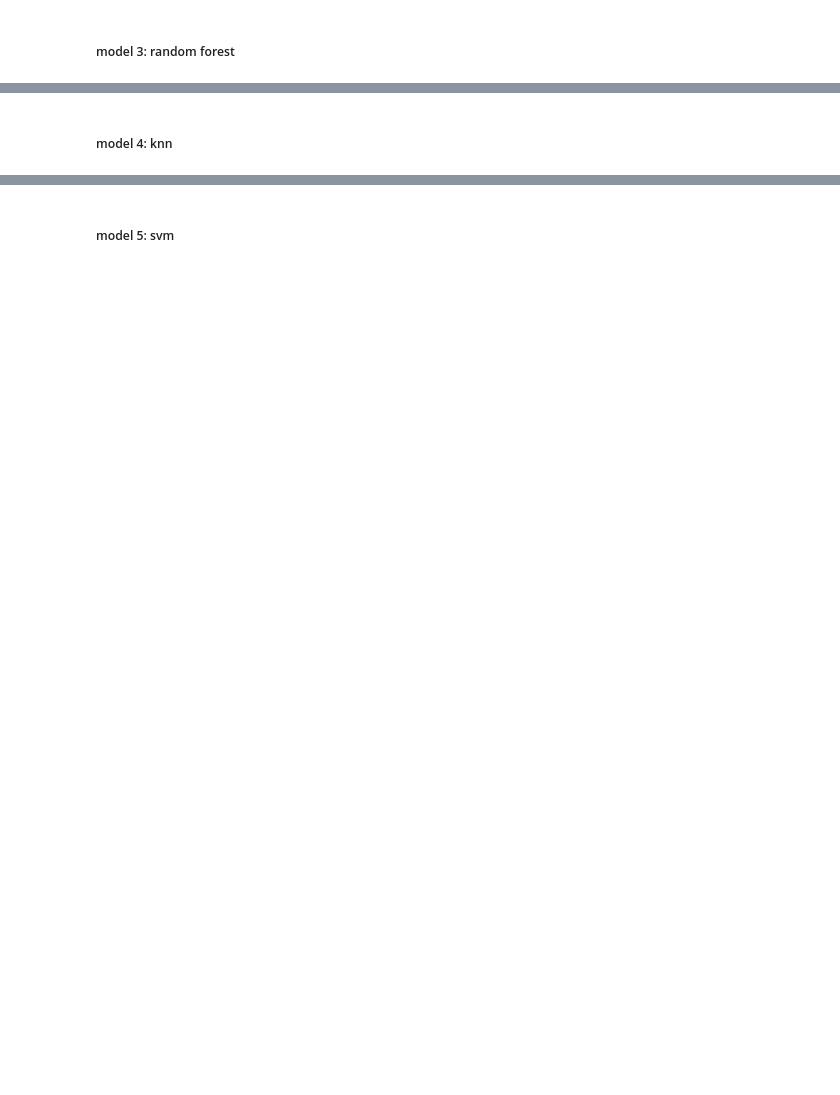
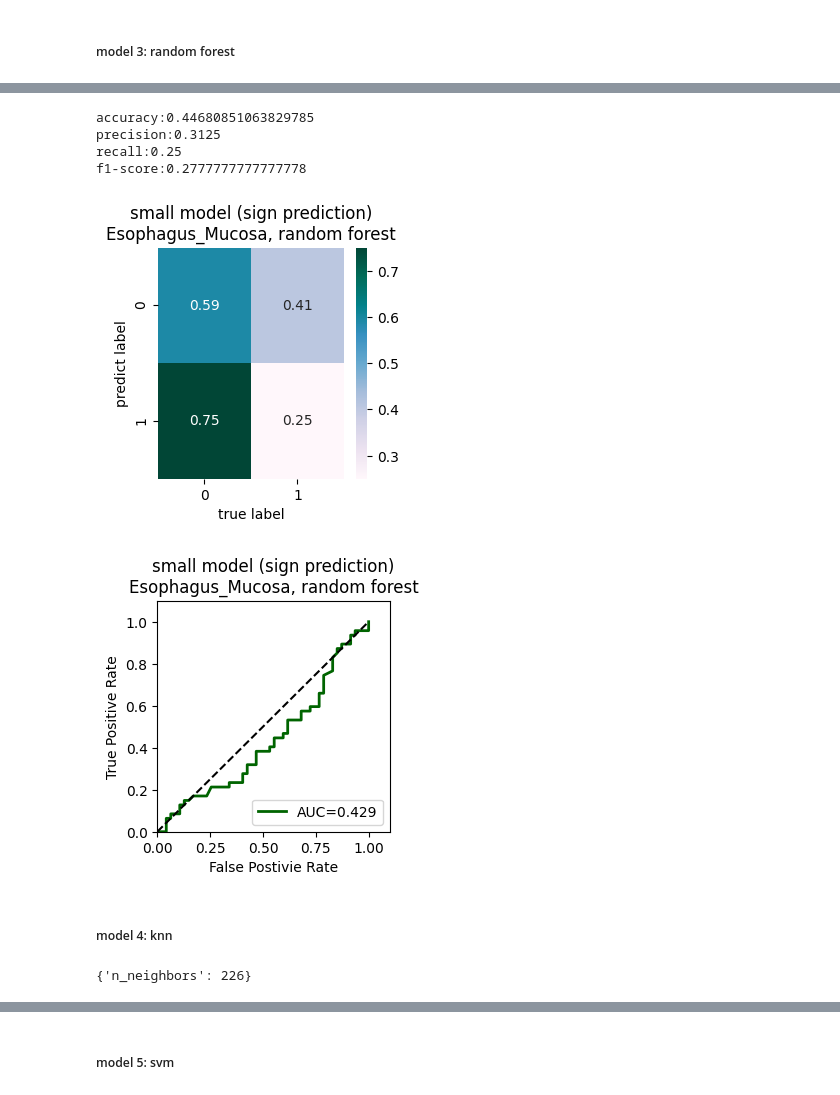
Before and after one commit to Liuzhe30/DNAMutBenchMark, a Jupyter notebook: experiments/machine_learning/eqtl_prediction/sign_prediction/dnabert2/Esophagus_Mucosa_seed17.ipynb, the cells around one changed output, grey strips where cells are left out. Cells and saved outputs as stored; diff of their text form; code cells hidden in the pictures; blank space fills up the shorter version.

```diff
--- a/experiments/machine_learning/eqtl_prediction/sign_prediction/dnabert2/Esophagus_Mucosa_seed17.ipynb
+++ b/experiments/machine_learning/eqtl_prediction/sign_prediction/dnabert2/Esophagus_Mucosa_seed17.ipynb
@@ -193,6 +234,6 @@ grid.best_params_
 # %%
 ml_model = model_list[2]
-clf_rf = RandomForestClassifier(n_estimators=162, max_depth=89)
+clf_rf = RandomForestClassifier(n_estimators=41, max_depth=6)
 clf_rf.fit(X_train,Y_train)
 
 y_score = clf_rf.predict(X_test)
@@ -207,35 +248,42 @@ print('recall:{}'.format(recall_score(Y_test, y_score)))
 print('f1-score:{}'.format(f1_score(Y_test, y_score)))
 
 # update confusion matrix
 sum_all1 = obj1[0][0] + obj1[0][1]
 sum_all2 = obj1[1][0] + obj1[1][1]
 new_obj = np.array(
     [
         [float(obj1[0][0])/sum_all1, float(obj1[0][1])/sum_all1],
         [float(obj1[1][0])/sum_all2, float(obj1[1][1])/sum_all2]
     ]
 )
 ax = plt.subplots(figsize=(3,3))
 sns.heatmap(new_obj, fmt='.2f', cmap='PuBuGn', annot=True)
 plt.xlabel("true label")
 plt.ylabel("predict label")
 plt.title('small model (sign prediction)\n' + tissue + ', ' + ml_model)
-plt.savefig('images_seed17/cm-small-sign-' + tissue + '-' + ml_model + '.png',dpi=300, bbox_inches = 'tight')
+plt.savefig(image_path + 'cm-small-sign-' + tissue + '-' + ml_model + '.png',dpi=300, bbox_inches = 'tight')
 plt.show()
 
 fpr, tpr, thresholds = roc_curve(y_one_hot.ravel(),y_score_pro.ravel())
 auc_ = auc(fpr, tpr)
 #print("AUC : ", auc_)
 ax = plt.subplots(figsize=(3,3))
 plt.title('small model (sign prediction)\n' + tissue + ', ' + ml_model)
 plt.plot(fpr, tpr, linewidth = 2,label='AUC=%.3f' % auc_,color='#006400')
 plt.plot([0,1],[0,1], 'k--')
 plt.axis([0,1.1,0,1.1])
 plt.xlabel('False Postivie Rate')
 plt.ylabel('True Positive Rate')
 plt.legend(loc="lower right")
-plt.savefig('images_seed17/auc-small-sign-' + tissue + '-' + ml_model + '.png',dpi=300, bbox_inches = 'tight')
+plt.savefig(image_path + 'auc-small-sign-' + tissue + '-' + ml_model + '.png',dpi=300, bbox_inches = 'tight')
 plt.show()
+# %% [output]
+accuracy:0.44680851063829785
+precision:0.3125
+recall:0.25
+f1-score:0.2777777777777778
+[figure, added]
+[figure, added]
 # %% [markdown]
 ##### model 4: knn
 # %%
@@ -243,13 +291,16 @@ from sklearn.neighbors import KNeighborsClassifier
 from sklearn.model_selection import GridSearchCV
 
 # 1:search 'n_estimators'
-paramGride = {'n_neighbors': np.linspace(100, 1000, 10, dtype=int)} # 300
-paramGride = {'n_neighbors': np.linspace(200, 400, 10, dtype=int)} # 222
+paramGride = {'n_neighbors': np.linspace(100, 1000, 10, dtype=int)} # 200
+paramGride = {'n_neighbors': np.linspace(100, 310, 10, dtype=int)} # 240
+paramGride = {'n_neighbors': np.linspace(220, 260, 41, dtype=int)} # 226
 
 knnModel = KNeighborsClassifier()
 grid = GridSearchCV(
     knnModel,paramGride,cv = 5,return_train_score = True, scoring='roc_auc')
 grid = grid.fit(X_train,Y_train)
 grid.best_params_
+# %% [output]
+{'n_neighbors': 226}
 # %%
 ml_model = model_list[3]
```
Also changed, not shown: parts of 21 cells of this notebook, 15 other files.
